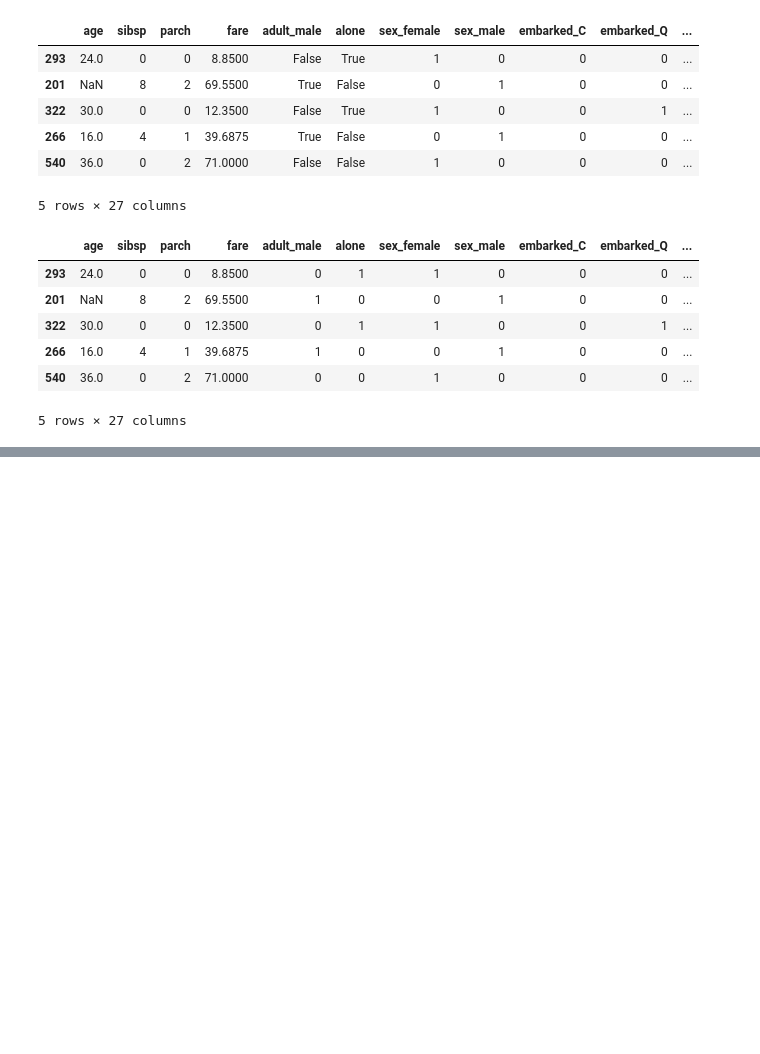
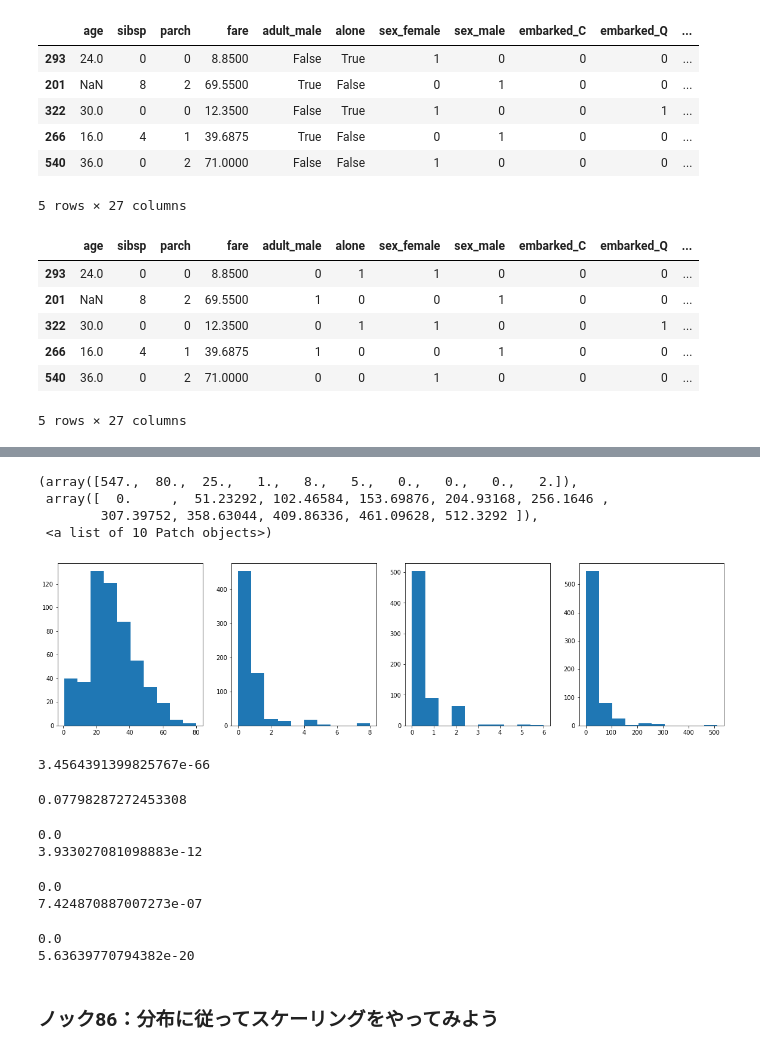
Before and after one commit to TakuroTerui/python_data_processing_100_knock, a Jupyter notebook: 第7章機械学習の前処理を行う10本ノック.ipynb, the cells around one changed output, grey strips where cells are left out. Cells and saved outputs as stored; diff of their text form; code cells hidden in the pictures; blank space fills up the shorter version.

```diff
--- a/第7章機械学習の前処理を行う10本ノック.ipynb
+++ b/第7章機械学習の前処理を行う10本ノック.ipynb
@@ -134,0 +178,13 @@ train_ds = one_hot_encoded
+# %%
+import matplotlib.pyplot as plt
+fig, axes = plt.subplots(ncols=4, figsize=(20, 5))
+axes[0].hist(train_ds.age)
+axes[1].hist(train_ds.sibsp)
+axes[2].hist(train_ds.parch)
+axes[3].hist(train_ds.fare)
+# %% [output]
+(array([547.,  80.,  25.,   1.,   8.,   5.,   0.,   0.,   0.,   2.]),
+ array([  0.     ,  51.23292, 102.46584, 153.69876, 204.93168, 256.1646 ,
+        307.39752, 358.63044, 409.86336, 461.09628, 512.3292 ]),
+ <a list of 10 Patch objects>)
+[figure, added]
@@ -134,0 +196,41 @@ train_ds = one_hot_encoded
+# %%
+p
+# %% [output]
+3.4564391399825767e-66
+# %%
+stat, p = stats.shapiro(bins)
+p
+# %% [output]
+0.07798287272453308
+# %%
+bins, bin_edges = np.histogram(train_ds.sibsp.dropna(), bins='auto')
+stat, p = stats.chisquare(bins)
+print(p)
+
+stat, p = stats.shapiro(bins)
+print(p)
+# %% [output]
+0.0
+3.933027081098883e-12
+# %%
+bins, bin_edges = np.histogram(train_ds.parch.dropna(), bins='auto')
+stat, p = stats.chisquare(bins)
+print(p)
+
+stat, p = stats.shapiro(bins)
+print(p)
+# %% [output]
+0.0
+7.424870887007273e-07
+# %%
+bins, bin_edges = np.histogram(train_ds.fare.dropna(), bins='auto')
+stat, p = stats.chisquare(bins)
+print(p)
+
+stat, p = stats.shapiro(bins)
+print(p)
+# %% [output]
+0.0
+5.63639770794382e-20
+# %% [markdown]
+### ノック86：分布に従ってスケーリングをやってみよう
```
Also changed, not shown: parts of 32 cells of this notebook.
